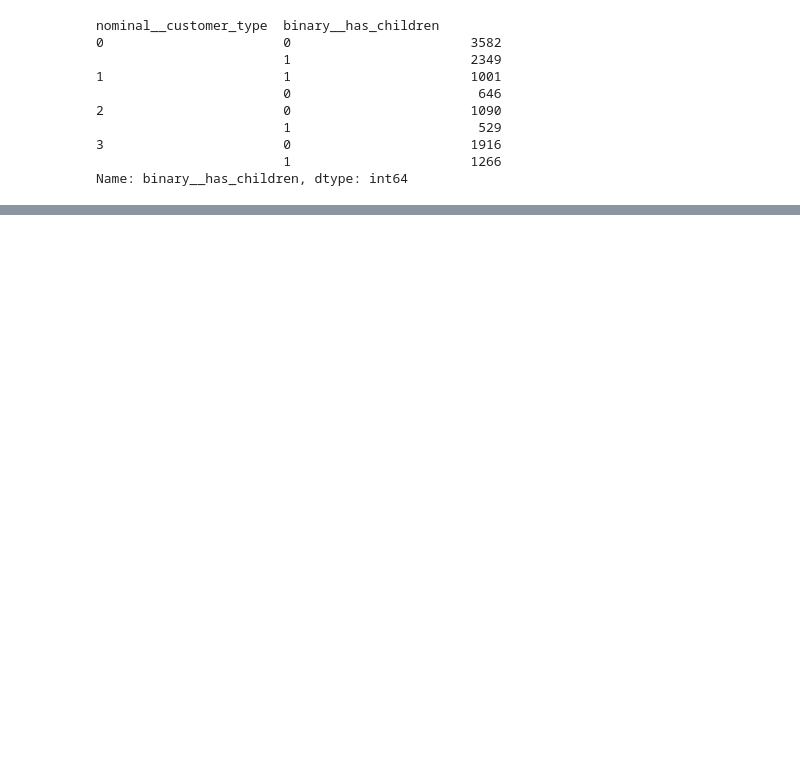
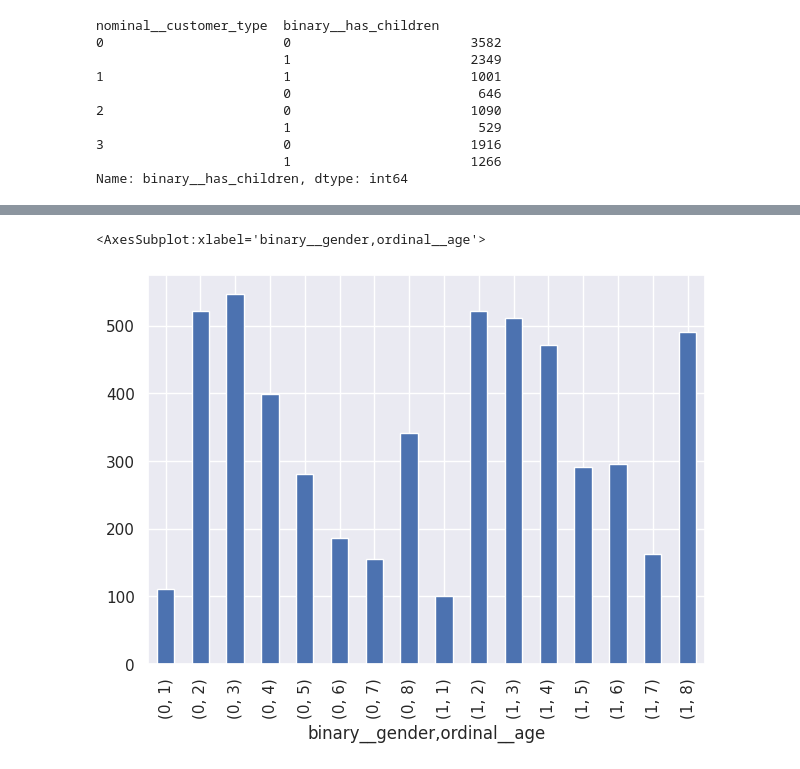
Before and after one commit to risan-raja/msiit, a Jupyter notebook: risan-raja-marketing-strategy-submission-sep-2022.ipynb, the cells around one changed output, grey strips where cells are left out. Saved outputs shown, nothing was run; the diff lists cells and outputs as text; code cells hidden in the pictures; blank space fills up the shorter version.

```diff
--- a/risan-raja-marketing-strategy-submission-sep-2022.ipynb
+++ b/risan-raja-marketing-strategy-submission-sep-2022.ipynb
@@ -689,16 +695,16 @@ list(eval_data.columns)
  'nominal__drop_location',
  'binary__prefer_home_food']
 # %%
-who = [
+bio = [
     "binary__gender",
     "ordinal__age",
 ]
-personal_life = [
+personal_info = [
     "nominal__marital_status",
     "binary__has_children",
     "nominal__customer_type",
 ]
-prefe = [
+prefs = [
     "binary__prefer_home_food",
     "binary__is_foodie",
     "binary__prefer_western_over_chinese",
@@ -707,10 +713,40 @@ prefe = [
 distance = [
     "binary__travelled_more_than_15mins_for_offer",
     "binary__travelled_more_than_25mins_for_offer",
-    "ordinal__travel_time",
+    "binary__restuarant_opposite_direction_house",
+    "binary__restuarant_same_direction_house",
+
 ]
 usage_info = [
     "ordinal__no_visited_cold_drinks",
     "ordinal__restaur_spend_less_than20",
+    "ordinal__restaur_spend_greater_than20",
     "ordinal__no_take_aways",
+    "ordinal__type_of_rest_rating",
+    "ordinal__no_visited_bars"
 ]
+"""
+restaur_info = [
+    "",
+    ""
+]
+"""
+biz_info = [
+    "nominal__restaurant_type",
+    "binary__offer_expiration",
+
+]
+dest = [
+    "nominal__drop_location",
+    "interval__travel_time",
+]
+weather = [
+    "interval__season",
+    "interval__temperature"
+]
+wealth = [
+    'nominal__car',
+    'nominal__job_industry',
+    'ordinal__income_range',
+    'ordinal__qualif'
+]
@@ -716,0 +765,8 @@ usage_info = [
+# %%
+male = data.groupby(bio)['target'].value_counts().unstack()
+female = data.groupby(bio)['target'].value_counts().unstack()
+male.plot(kind='bar',stacked=True)
+# .plot(kind='bar',backend='plotly')
+# %% [output]
+<AxesSubplot:xlabel='binary__gender,ordinal__age'>
+[figure, added]
```
Also changed, not shown: parts of 22 cells of this notebook, 3 other files.
